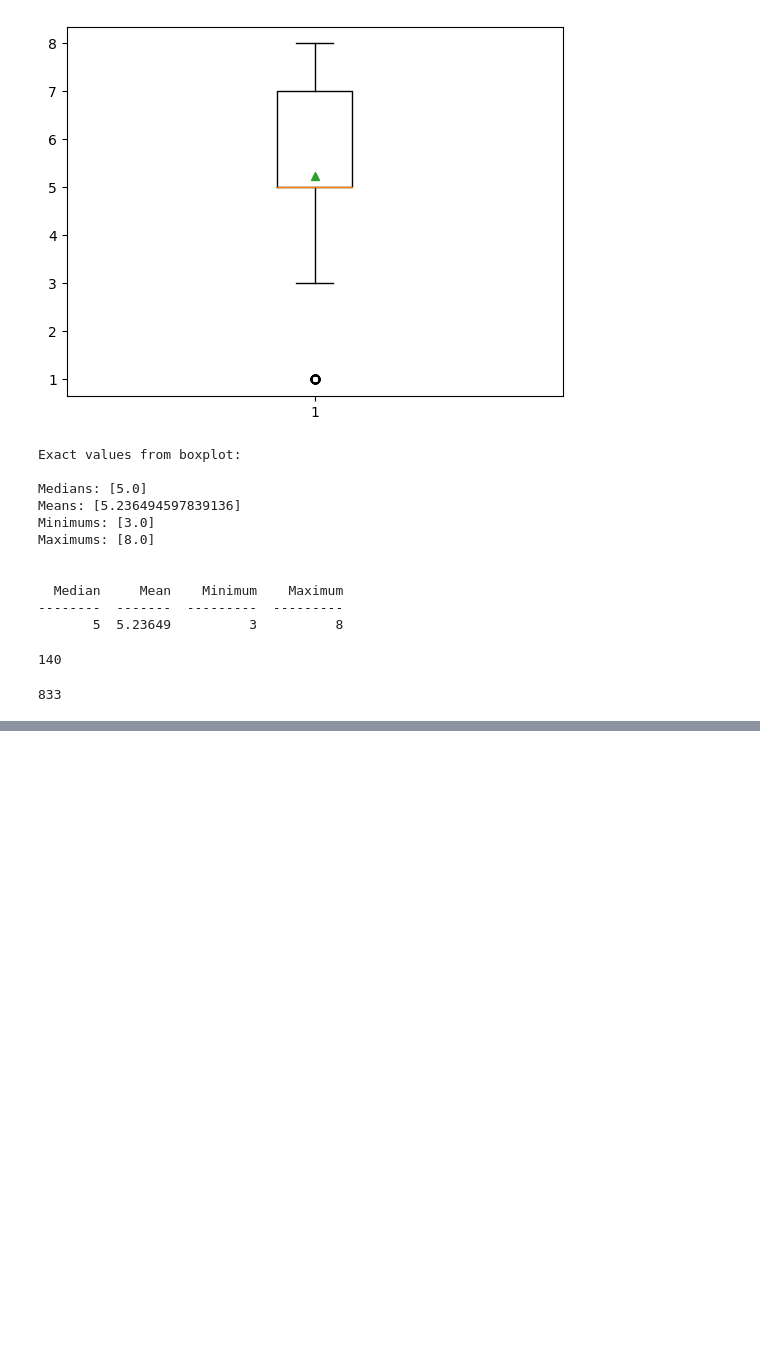
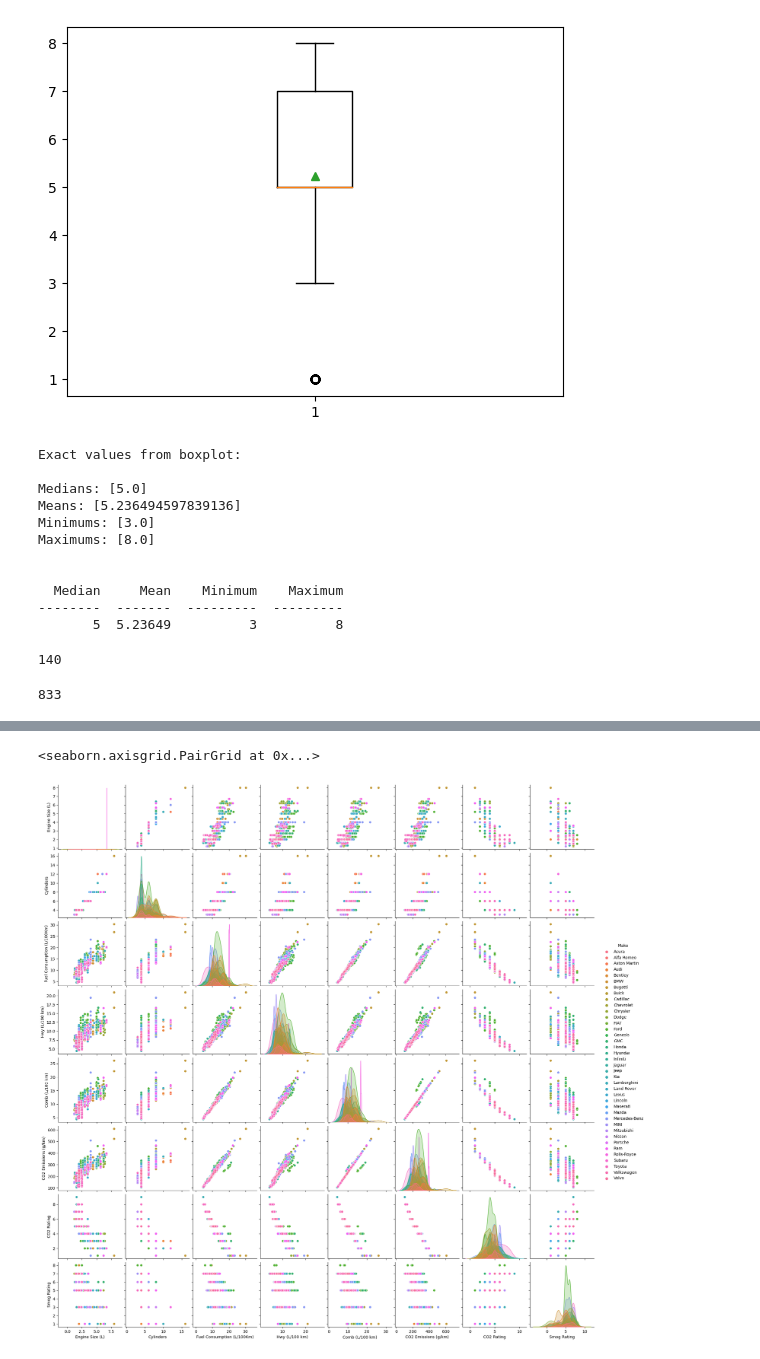
Before and after one commit to ErionaOsaj/fuel-consumption-ratings-2023, a Jupyter notebook: DataPreprocessing.ipynb, the cells around one changed output, grey strips where cells are left out. Cells and saved outputs as stored; diff of their text form; code cells hidden in the pictures; blank space fills up the shorter version.

```diff
--- a/DataPreprocessing.ipynb
+++ b/DataPreprocessing.ipynb
@@ -907,0 +987,6 @@ Dataset after dropping outliers contains 693 rows.
+# %%
+
+sns.pairplot(dataset, hue='Make')
+# %% [output]
+<seaborn.axisgrid.PairGrid at 0x...>
+[figure, added]
```
Also changed, not shown: parts of 15 cells of this notebook.
